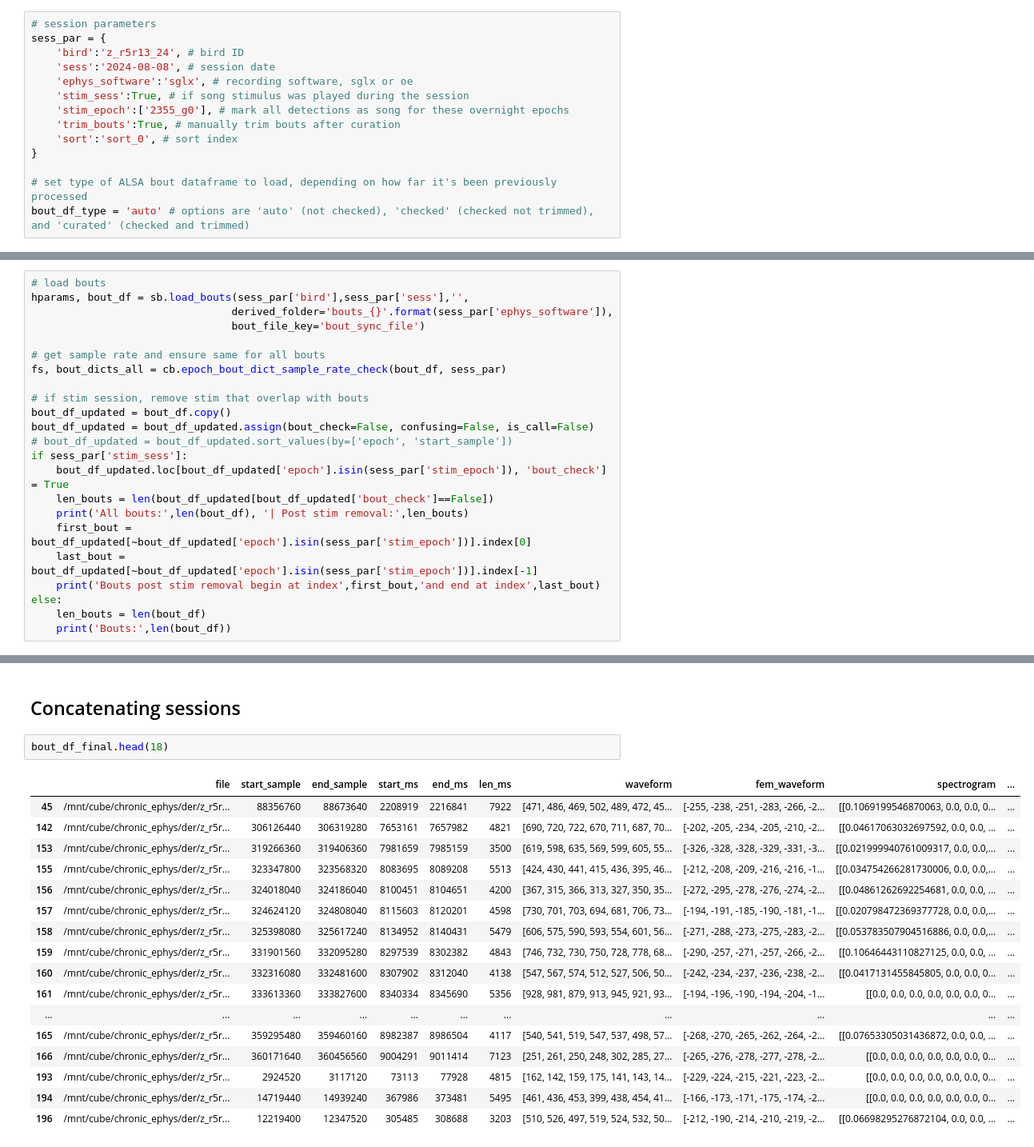
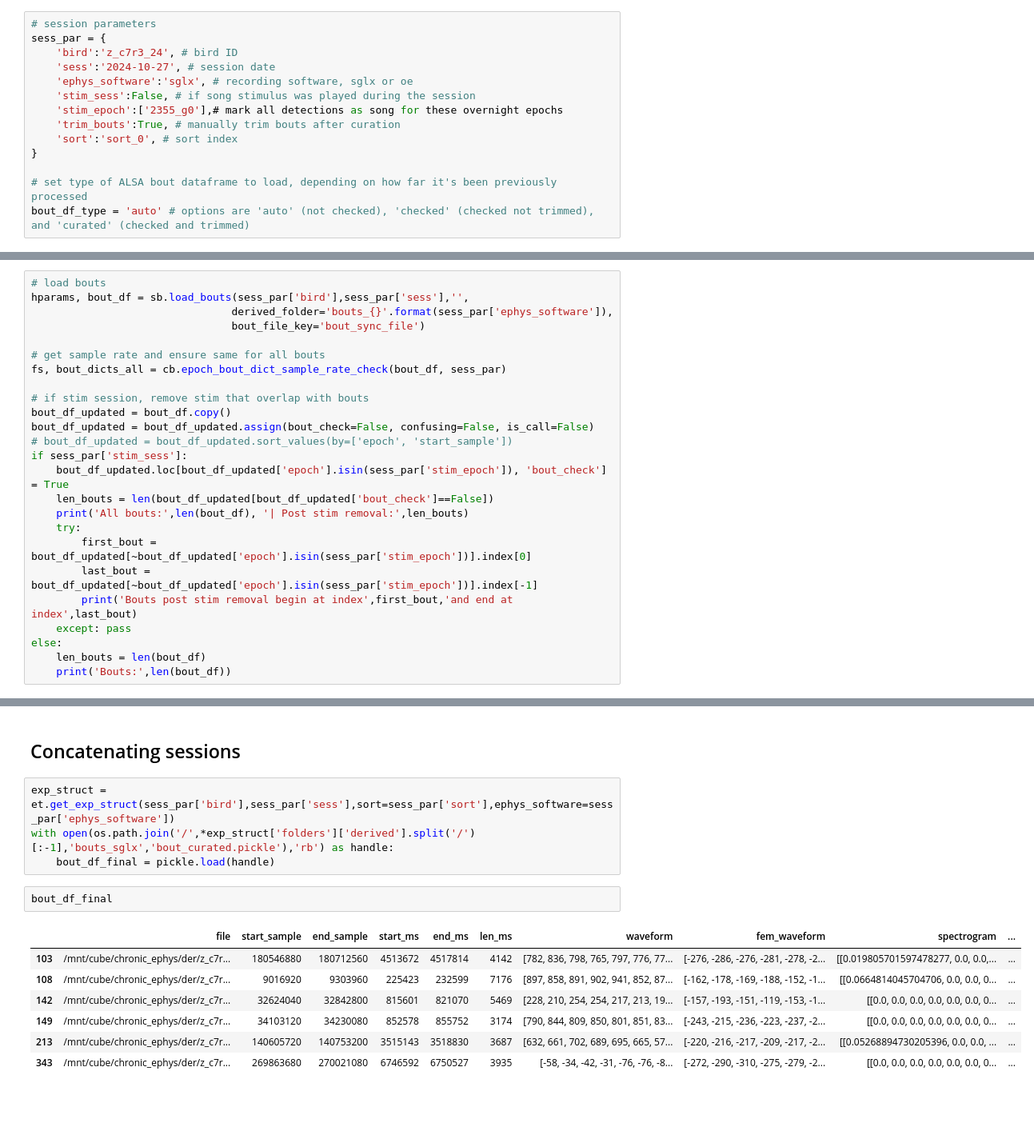
Before and after one commit to laurenostrowski/chronic_ephys_pipeline, a Jupyter notebook: 2-curate_acoustics.ipynb, the cells around one changed output, grey strips where cells are left out. Shown at 80% size. Drawn from its saved outputs; the diff is of its cells as text; blank space fills up the shorter version.

```diff
--- a/2-curate_acoustics.ipynb
+++ b/2-curate_acoustics.ipynb
@@ -35,11 +35,11 @@ logger.setLevel(logging.WARNING) # set to logging.INFO if you'd like to see the
 # %%
 # session parameters
 sess_par = {
-    'bird':'z_r5r13_24', # bird ID
-    'sess':'2024-08-08', # session date
+    'bird':'z_c7r3_24', # bird ID
+    'sess':'2024-10-27', # session date
     'ephys_software':'sglx', # recording software, sglx or oe
-    'stim_sess':True, # if song stimulus was played during the session
-    'stim_epoch':['2355_g0'], # mark all detections as song for these overnight epochs
+    'stim_sess':False, # if song stimulus was played during the session
+    'stim_epoch':['2355_g0'],# mark all detections as song for these overnight epochs
     'trim_bouts':True, # manually trim bouts after curation
     'sort':'sort_0', # sort index
 }
@@ -65,9 +65,11 @@ if sess_par['stim_sess']:
     bout_df_updated.loc[bout_df_updated['epoch'].isin(sess_par['stim_epoch']), 'bout_check'] = True
     len_bouts = len(bout_df_updated[bout_df_updated['bout_check']==False])
     print('All bouts:',len(bout_df), '| Post stim removal:',len_bouts)
-    first_bout = bout_df_updated[~bout_df_updated['epoch'].isin(sess_par['stim_epoch'])].index[0]
-    last_bout = bout_df_updated[~bout_df_updated['epoch'].isin(sess_par['stim_epoch'])].index[-1]
-    print('Bouts post stim removal begin at index',first_bout,'and end at index',last_bout)
+    try:
+        first_bout = bout_df_updated[~bout_df_updated['epoch'].isin(sess_par['stim_epoch'])].index[0]
+        last_bout = bout_df_updated[~bout_df_updated['epoch'].isin(sess_par['stim_epoch'])].index[-1]
+        print('Bouts post stim removal begin at index',first_bout,'and end at index',last_bout)
+    except: pass
 else:
     len_bouts = len(bout_df)
     print('Bouts:',len(bout_df))
@@ -225,22 +226,16 @@ index 598:  9:57:34 - 9:57:37  (2.6s long)
 # %% [markdown]
 ## Concatenating sessions
+# %%
+exp_struct = et.get_exp_struct(sess_par['bird'],sess_par['sess'],sort=sess_par['sort'],ephys_software=sess_par['ephys_software'])
+with open(os.path.join('/',*exp_struct['folders']['derived'].split('/')[:-1],'bouts_sglx','bout_curated.pickle'),'rb') as handle:
+    bout_df_final = pickle.load(handle)
 # %%
-bout_df_final.head(18)
+bout_df_final
 # %% [output]
 |  | file | start_sample | end_sample | start_ms | end_ms | len_ms | waveform | fem_waveform | spectrogram | ... |
-| 45 | /mnt/cube/chronic_ephys/der/z_r5r... | 88356760 | 88673640 | 2208919 | 2216841 | 7922 | [471, 486, 469, 502, 489, 472, 45... | [-255, -238, -251, -283, -266, -2... | [[0.1069199546870063, 0.0, 0.0, 0... | ... |
-| 142 | /mnt/cube/chronic_ephys/der/z_r5r... | 306126440 | 306319280 | 7653161 | 7657982 | 4821 | [690, 720, 722, 670, 711, 687, 70... | [-202, -205, -234, -205, -210, -2... | [[0.04617063032697592, 0.0, 0.0, ... | ... |
-| 153 | /mnt/cube/chronic_ephys/der/z_r5r... | 319266360 | 319406360 | 7981659 | 7985159 | 3500 | [619, 598, 635, 569, 599, 605, 55... | [-326, -328, -328, -329, -331, -3... | [[0.021999940761009317, 0.0, 0.0,... | ... |
-| 155 | /mnt/cube/chronic_ephys/der/z_r5r... | 323347800 | 323568320 | 8083695 | 8089208 | 5513 | [424, 430, 441, 415, 436, 395, 46... | [-212, -208, -209, -216, -216, -1... | [[0.034754266281730006, 0.0, 0.0,... | ... |
-| 156 | /mnt/cube/chronic_ephys/der/z_r5r... | 324018040 | 324186040 | 8100451 | 8104651 | 4200 | [367, 315, 366, 313, 327, 350, 35... | [-272, -295, -278, -276, -274, -2... | [[0.04861262692254681, 0.0, 0.0, ... | ... |
-| 157 | /mnt/cube/chronic_ephys/der/z_r5r... | 324624120 | 324808040 | 8115603 | 8120201 | 4598 | [730, 701, 703, 694, 681, 706, 73... | [-194, -191, -185, -190, -181, -1... | [[0.020798472369377728, 0.0, 0.0,... | ... |
-| 158 | /mnt/cube/chronic_ephys/der/z_r5r... | 325398080 | 325617240 | 8134952 | 8140431 | 5479 | [606, 575, 590, 593, 554, 601, 56... | [-271, -288, -273, -275, -283, -2... | [[0.053783507904516886, 0.0, 0.0,... | ... |
-| 159 | /mnt/cube/chronic_ephys/der/z_r5r... | 331901560 | 332095280 | 8297539 | 8302382 | 4843 | [746, 732, 730, 750, 728, 778, 68... | [-290, -257, -271, -257, -266, -2... | [[0.10646443110827125, 0.0, 0.0, ... | ... |
-| 160 | /mnt/cube/chronic_ephys/der/z_r5r... | 332316080 | 332481600 | 8307902 | 8312040 | 4138 | [547, 567, 574, 512, 527, 506, 50... | [-242, -234, -237, -236, -238, -2... | [[0.0417131455845805, 0.0, 0.0, 0... | ... |
-| 161 | /mnt/cube/chronic_ephys/der/z_r5r... | 333613360 | 333827600 | 8340334 | 8345690 | 5356 | [928, 981, 879, 913, 945, 921, 93... | [-194, -196, -190, -194, -204, -1... | [[0.0, 0.0, 0.0, 0.0, 0.0, 0.0, 0... | ... |
-| ... | ... | ... | ... | ... | ... | ... | ... | ... | ... | ... |
-| 165 | /mnt/cube/chronic_ephys/der/z_r5r... | 359295480 | 359460160 | 8982387 | 8986504 | 4117 | [540, 541, 519, 547, 537, 498, 57... | [-268, -270, -265, -262, -264, -2... | [[0.07653305031436872, 0.0, 0.0, ... | ... |
-| 166 | /mnt/cube/chronic_ephys/der/z_r5r... | 360171640 | 360456560 | 9004291 | 9011414 | 7123 | [251, 261, 250, 248, 302, 285, 27... | [-265, -276, -278, -277, -278, -2... | [[0.0, 0.0, 0.0, 0.0, 0.0, 0.0, 0... | ... |
-| 193 | /mnt/cube/chronic_ephys/der/z_r5r... | 2924520 | 3117120 | 73113 | 77928 | 4815 | [162, 142, 159, 175, 141, 143, 14... | [-229, -224, -215, -221, -223, -2... | [[0.0, 0.0, 0.0, 0.0, 0.0, 0.0, 0... | ... |
-| 194 | /mnt/cube/chronic_ephys/der/z_r5r... | 14719440 | 14939240 | 367986 | 373481 | 5495 | [461, 436, 453, 399, 438, 454, 41... | [-166, -173, -171, -175, -174, -2... | [[0.0, 0.0, 0.0, 0.0, 0.0, 0.0, 0... | ... |
-| 196 | /mnt/cube/chronic_ephys/der/z_r5r... | 12219400 | 12347520 | 305485 | 308688 | 3203 | [510, 526, 497, 519, 524, 532, 50... | [-212, -190, -214, -210, -219, -2... | [[0.06698295276872104, 0.0, 0.0, ... | ... |
+| 103 | /mnt/cube/chronic_ephys/der/z_c7r... | 180546880 | 180712560 | 4513672 | 4517814 | 4142 | [782, 836, 798, 765, 797, 776, 77... | [-276, -286, -276, -281, -278, -2... | [[0.019805701597478277, 0.0, 0.0,... | ... |
+| 108 | /mnt/cube/chronic_ephys/der/z_c7r... | 9016920 | 9303960 | 225423 | 232599 | 7176 | [897, 858, 891, 902, 941, 852, 87... | [-162, -178, -169, -188, -152, -1... | [[0.0664814045704706, 0.0, 0.0, 0... | ... |
+| 142 | /mnt/cube/chronic_ephys/der/z_c7r... | 32624040 | 32842800 | 815601 | 821070 | 5469 | [228, 210, 254, 254, 217, 213, 19... | [-157, -193, -151, -119, -153, -1... | [[0.0, 0.0, 0.0, 0.0, 0.0, 0.0, 0... | ... |
+| 149 | /mnt/cube/chronic_ephys/der/z_c7r... | 34103120 | 34230080 | 852578 | 855752 | 3174 | [790, 844, 809, 850, 801, 851, 83... | [-243, -215, -236, -223, -237, -2... | [[0.0, 0.0, 0.0, 0.0, 0.0, 0.0, 0... | ... |
+| 213 | /mnt/cube/chronic_ephys/der/z_c7r... | 140605720 | 140753200 | 3515143 | 3518830 | 3687 | [632, 661, 702, 689, 695, 665, 57... | [-220, -216, -217, -209, -217, -2... | [[0.05268894730205396, 0.0, 0.0, ... | ... |
+| 343 | /mnt/cube/chronic_ephys/der/z_c7r... | 269863680 | 270021080 | 6746592 | 6750527 | 3935 | [-58, -34, -42, -31, -76, -76, -8... | [-272, -290, -310, -275, -279, -2... | [[0.0, 0.0, 0.0, 0.0, 0.0, 0.0, 0... | ... |
```
Also changed, not shown: parts of 27 cells of this notebook, 17 other files.
